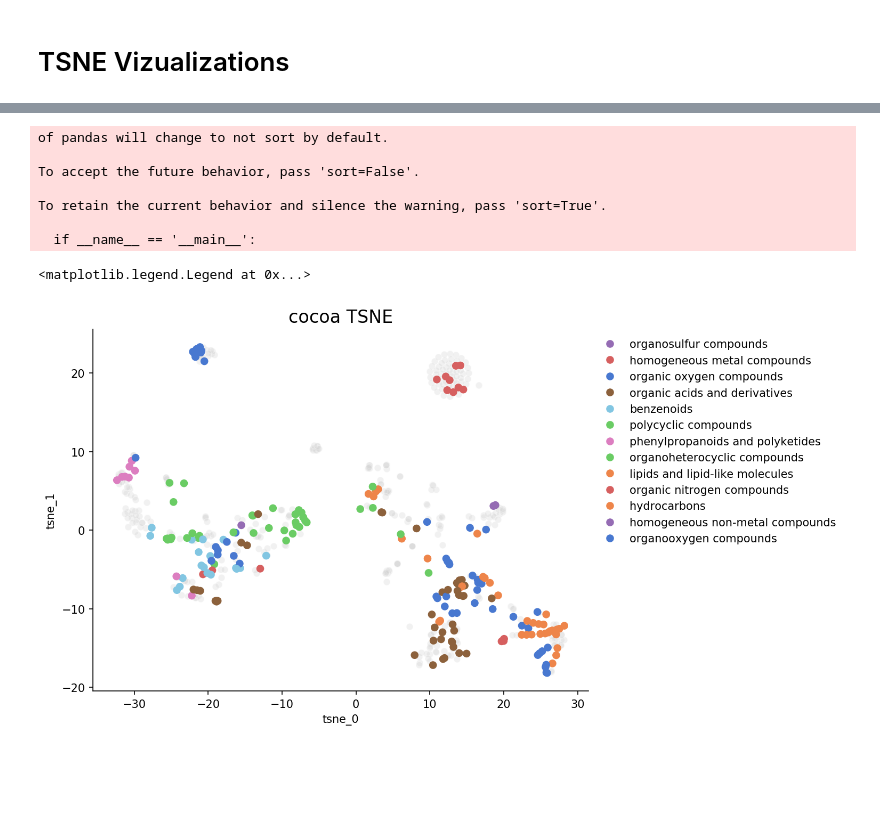
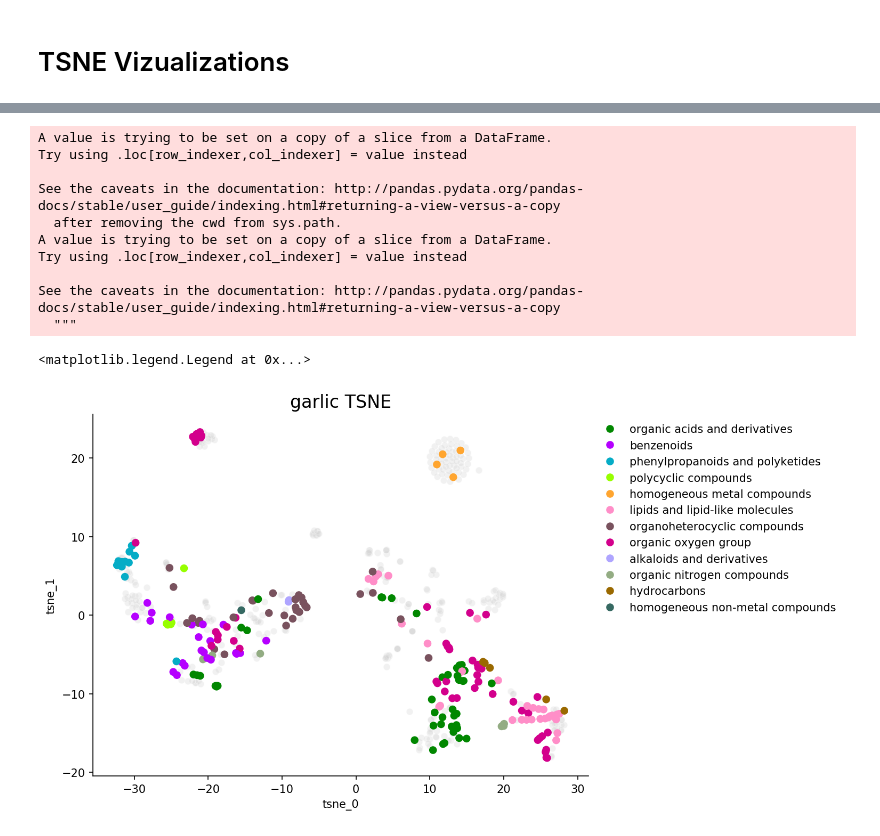
Before and after one commit to fhooton/FoodMine, a Jupyter notebook: Molecule_Embedding.ipynb, the cells around one changed output, grey strips where cells are left out. Drawn from its saved outputs; the diff is of its cells as text; code cells hidden in the pictures; blank space fills up the shorter version.

```diff
--- a/Molecule_Embedding.ipynb
+++ b/Molecule_Embedding.ipynb
@@ -266,6 +268,7 @@ target_col = 'Number of Health Associations'
 """
     To exactly reproduce plot points from paper, must load the previously generated TSNE points.
 """
+food = 'garlic'
 viz_data = pd.read_pickle(f'data/{food}_chemical_viz_data.pkl')
 # %% [markdown]
 # TSNE Vizualizations
@@ -373,35 +376,53 @@ for s in source_strings:
-# %%
-import matplotlib as mpl
-
-classdata = load_classes()
-
-class_labels = classdata.SuperClass.drop_duplicates().dropna().tolist()
-p = sns.color_palette('muted', n_colors=len(class_labels)).as_hex()
-
-colors = {l : p[i] for i, l in enumerate(class_labels)}
-# %% [output]
-of pandas will change to not sort by default.
-
-To accept the future behavior, pass 'sort=False'.
-
-To retain the current behavior and silence the warning, pass 'sort=True'.
-
-  if __name__ == '__main__':
+# %%
+import colorcet as cc
+
+def alter_classes(c, swap=None):
+    if c in swap:
+        return swap[c]
+    else:
+        return c
+
+swap = {
+    'organic oxygen compounds' : 'organic oxygen group',
+    'organooxygen compounds' : 'organic oxygen group'
+}
+
+classdata = pd.concat([
+    pd.read_pickle(f'data/garlic_chemical_viz_data.pkl'), pd.read_pickle(f'data/cocoa_chemical_viz_data.pkl')
+], axis=0, ignore_index=True, sort=False)
+
+class_labels = classdata['class'].str.lower().drop_duplicates().dropna().apply(alter_classes, swap=swap).tolist()
+p = cc.glasbey_light[:len(class_labels)]
+
+colors = {l : p[i] for i, l in enumerate(class_labels)}
 # %%
 v1 = viz_data[viz_data['class'] != 'NA']
 v2 = viz_data[viz_data['class'] == 'NA']
+
+v1['class'] = v1['class'].apply(alter_classes, swap=swap)
+v2['class'] = v2['class'].apply(alter_classes, swap=swap)
 
 _, _ = plt.subplots(figsize=(8,6))
 
 ax = sns.scatterplot(x='tsne_0', y='tsne_1', color='lightgrey', alpha=.3, data=v2)
 ax.scatter(v1['tsne_0'].tolist(), v1['tsne_1'].tolist(), c=[colors[l] for l in v1['class'].tolist()])
 
 ax.set_title(f'{food} TSNE', fontsize=16)
 ax.spines['right'].set_visible(False)
 ax.spines['top'].set_visible(False)
 
 patches = [mpl.lines.Line2D([0], [0], color=colors[s], label=s, marker='o', linewidth=0) for s in v1['class'].drop_duplicates().tolist()]
 ax.legend(handles = patches, frameon = False, loc='upper left', bbox_to_anchor=(1, 1))
 # %% [output]
-<matplotlib.legend.Legend at 0x...>
+A value is trying to be set on a copy of a slice from a DataFrame.
+Try using .loc[row_indexer,col_indexer] = value instead
+
+See the caveats in the documentation: http://pandas.pydata.org/pandas-docs/stable/user_guide/indexing.html#returning-a-view-versus-a-copy
+  after removing the cwd from sys.path.
+A value is trying to be set on a copy of a slice from a DataFrame.
+Try using .loc[row_indexer,col_indexer] = value instead
+
+See the caveats in the documentation: http://pandas.pydata.org/pandas-docs/stable/user_guide/indexing.html#returning-a-view-versus-a-copy
+  """
+<matplotlib.legend.Legend at 0x...>
-[figure, old version]
+[figure, new version]
```
Also changed, not shown: parts of 4 cells of this notebook, 2 other files.
